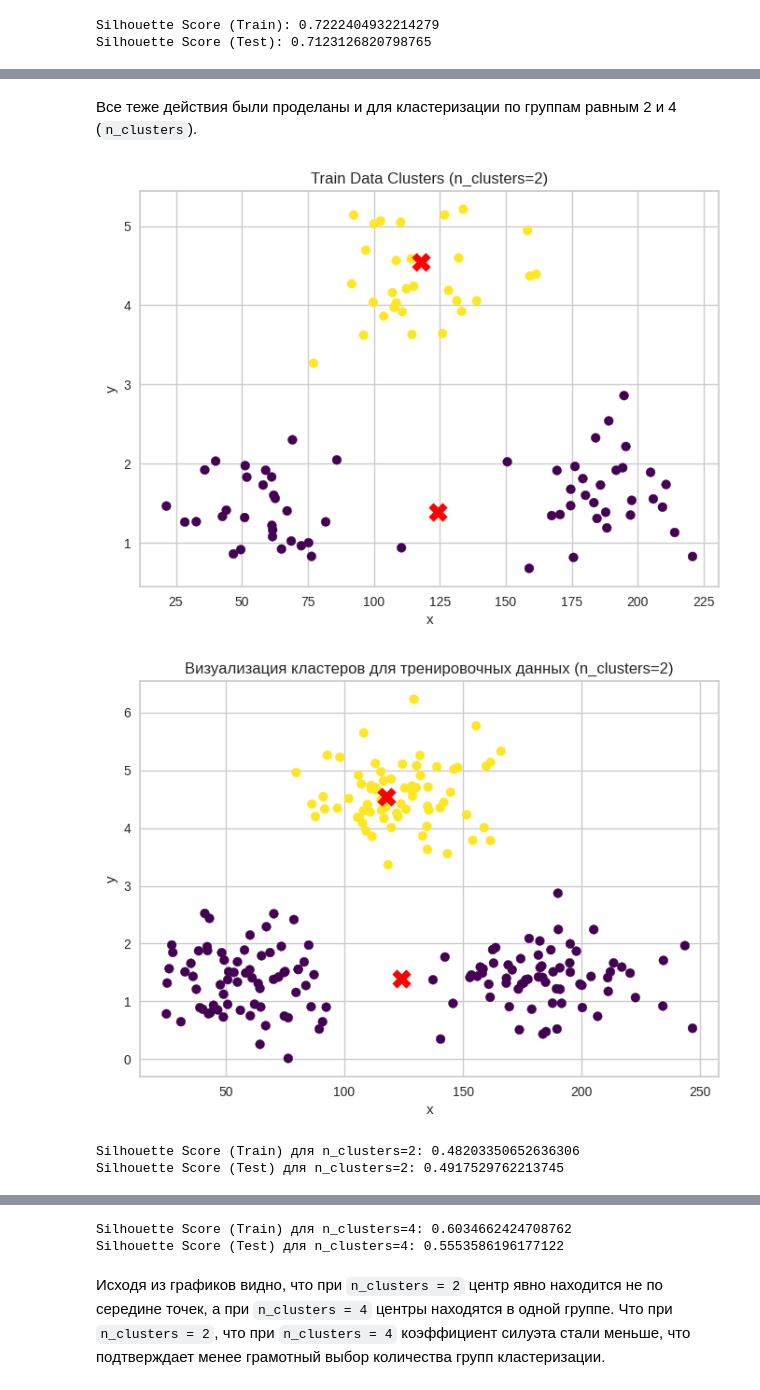
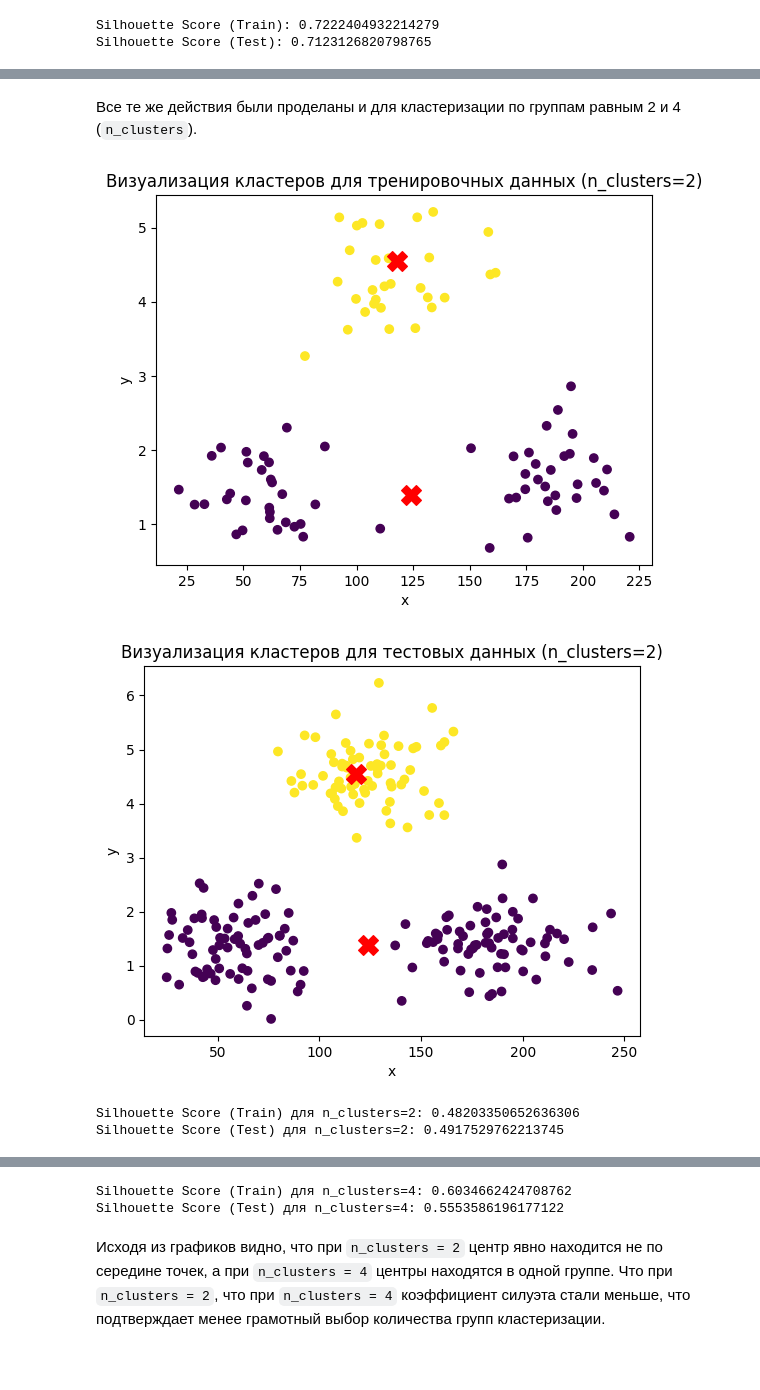
Before and after one commit to TanukiY/DataAnalysis, a Jupyter notebook: LR4/LR4_Nikolaev_Var2.ipynb, the cells around one changed output, grey strips where cells are left out. Saved outputs shown, nothing was run; the diff lists cells and outputs as text; code cells hidden in the pictures; blank space fills up the shorter version.

```diff
--- a/LR4/LR4_Nikolaev_Var2.ipynb
+++ b/LR4/LR4_Nikolaev_Var2.ipynb
@@ -115,37 +115,37 @@ Silhouette Score (Test): 0.7123126820798765
 # %% [markdown]
-Все теже действия были проделаны и для кластеризации по группам равным 2 и 4 (`n_clusters`).
+Все те же действия были проделаны и для кластеризации по группам равным 2 и 4 (`n_clusters`).
 # %%
 for n_clusters in [2, 4]:
     kmeans = KMeans(n_clusters=n_clusters, random_state=42, n_init=10)
     train_labels = kmeans.fit_predict(train_scaled)
     centers = scaler.inverse_transform(kmeans.cluster_centers_)
 
     # Визуализация кластеров для тренировочных данных
     plt.scatter(df_train['x'], df_train['y'], c=train_labels, cmap='viridis')
     plt.scatter(centers[:, 0], centers[:, 1], marker='X', s=200, c='red', label='Centroids')
-    plt.title(f'Train Data Clusters (n_clusters={n_clusters})')
+    plt.title(f'Визуализация кластеров для тренировочных данных (n_clusters={n_clusters})')
     plt.xlabel('x')
     plt.ylabel('y')
     plt.show()
 
     # Предсказание на тестовых данных
     test_labels = kmeans.predict(test_scaled)
 
     # Визуализация кластеров для тестовых данных
     plt.scatter(df_test['x'], df_test['y'], c=test_labels, cmap='viridis')
     plt.scatter(centers[:, 0], centers[:, 1], marker='X', s=200, c='red', label='Centroids')
-    plt.title(f'Визуализация кластеров для тренировочных данных (n_clusters={n_clusters})')
+    plt.title(f'Визуализация кластеров для тестовых данных (n_clusters={n_clusters})')
     plt.xlabel('x')
     plt.ylabel('y')
     plt.show()
 
     # Силуэт-анализ
     silhouette_train = silhouette_score(train_scaled, train_labels)
     silhouette_test = silhouette_score(test_scaled, test_labels)
     print(f"Silhouette Score (Train) для n_clusters={n_clusters}: {silhouette_train}")
     print(f"Silhouette Score (Test) для n_clusters={n_clusters}: {silhouette_test}")
 # %% [output]
-[figure, old version]
+[figure, new version]
-[figure, old version]
+[figure, new version]
 Silhouette Score (Train) для n_clusters=2: 0.48203350652636306
 Silhouette Score (Test) для n_clusters=2: 0.4917529762213745
```
Also changed, not shown: parts of 16 cells of this notebook.
